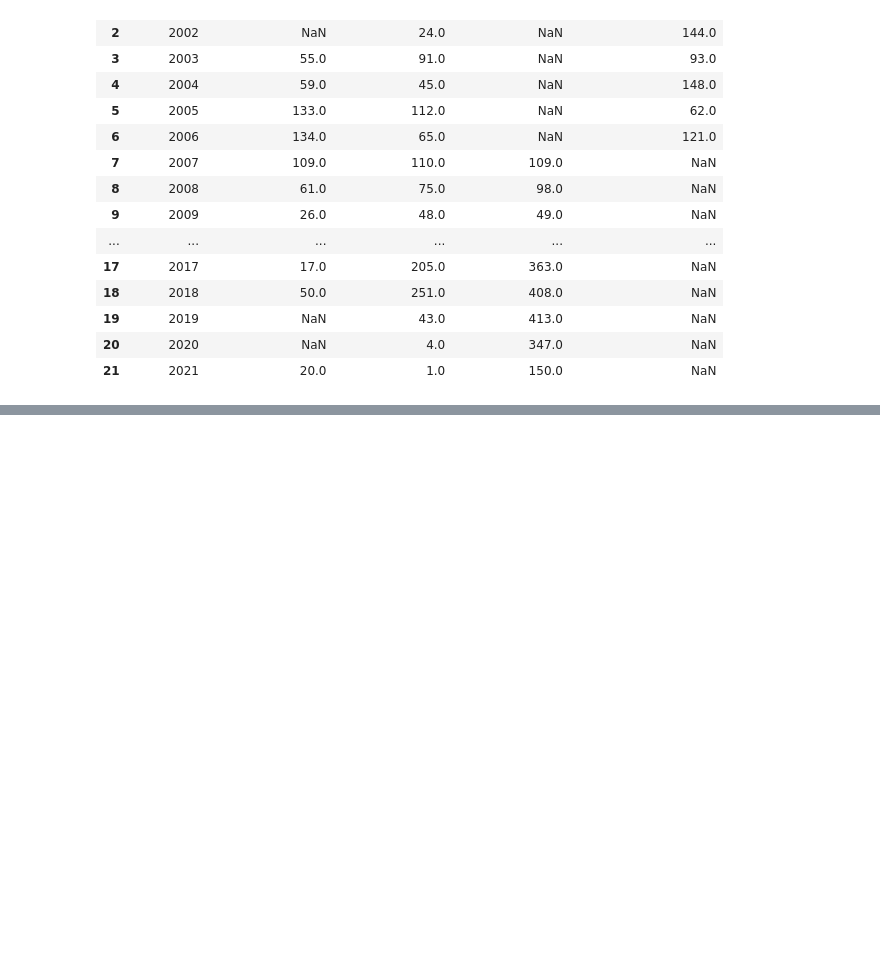
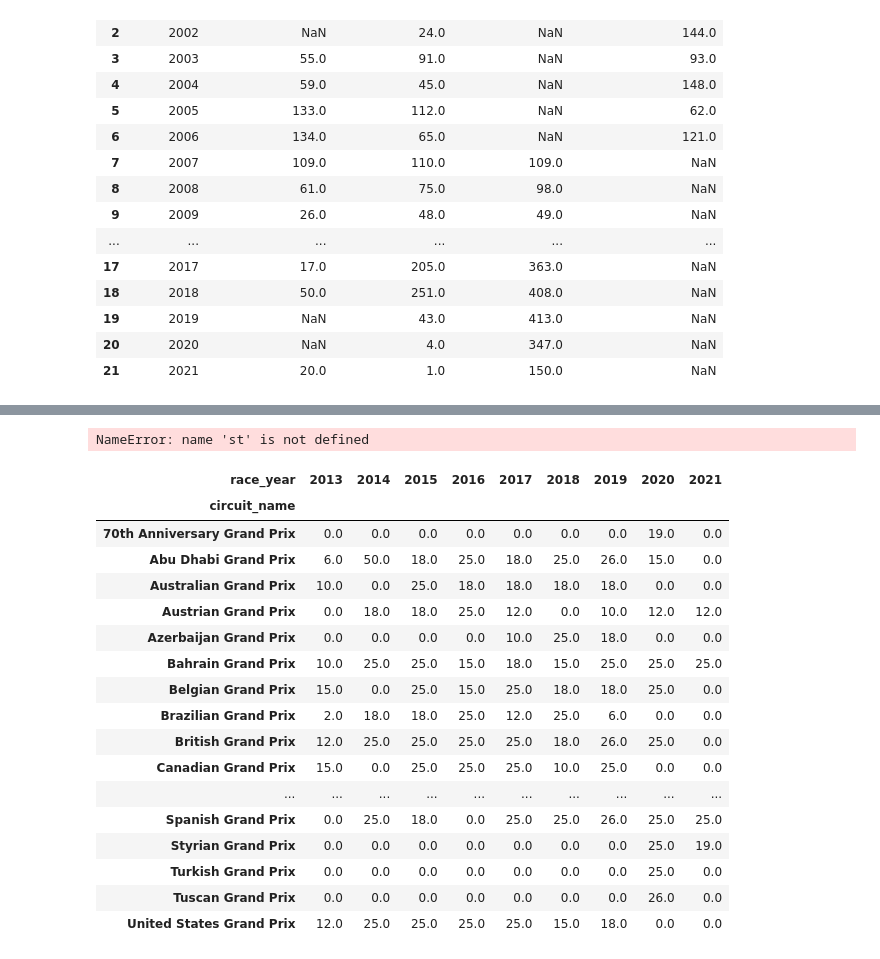
Before and after one commit to IDSF21/assignment-2-ShantanuKamath, a Jupyter notebook: Dataset Creation.ipynb, the cells around one changed output, grey strips where cells are left out. Cells and saved outputs as stored; diff of their text form; code cells hidden in the pictures; blank space fills up the shorter version.

Commit message:
Added performance compared to team

```diff
--- a/Dataset Creation.ipynb
+++ b/Dataset Creation.ipynb
@@ -156,0 +185,33 @@ pd.DataFrame(pd.pivot_table(point_summary, index = 'race_year', columns = 'drive
+# %%
+data = pd.read_csv('race_results_mega.csv')
+driver = data[data.driver_name == 'Lewis Hamilton']
+team_name = driver[driver.index == driver.index.max()]["team_name"].iloc[0]
+driver = data[(data.driver_name == 'Lewis Hamilton') & (data.team_name == team_name)]
+activ_years = driver["race_year"].unique()
+data = data[(data.team_name == team_name) & data.race_year.isin(activ_years)]
+team_drivers = data.groupby(['race_year', "driver_name"]).agg({"points":"sum"}).reset_index()
+# %% [output]
+NameError: name 'st' is not defined
+# %%
+driver = data[data.driver_name == 'Lewis Hamilton']
+
+driver.pivot("circuit_name", "race_year", "points").fillna(0)
+# %% [output]
+| race_year | 2013 | 2014 | 2015 | 2016 | 2017 | 2018 | 2019 | 2020 | 2021 |
+| circuit_name |  |  |  |  |  |  |  |  |  |
+| 70th Anniversary Grand Prix | 0.0 | 0.0 | 0.0 | 0.0 | 0.0 | 0.0 | 0.0 | 19.0 | 0.0 |
+| Abu Dhabi Grand Prix | 6.0 | 50.0 | 18.0 | 25.0 | 18.0 | 25.0 | 26.0 | 15.0 | 0.0 |
+| Australian Grand Prix | 10.0 | 0.0 | 25.0 | 18.0 | 18.0 | 18.0 | 18.0 | 0.0 | 0.0 |
+| Austrian Grand Prix | 0.0 | 18.0 | 18.0 | 25.0 | 12.0 | 0.0 | 10.0 | 12.0 | 12.0 |
+| Azerbaijan Grand Prix | 0.0 | 0.0 | 0.0 | 0.0 | 10.0 | 25.0 | 18.0 | 0.0 | 0.0 |
+| Bahrain Grand Prix | 10.0 | 25.0 | 25.0 | 15.0 | 18.0 | 15.0 | 25.0 | 25.0 | 25.0 |
+| Belgian Grand Prix | 15.0 | 0.0 | 25.0 | 15.0 | 25.0 | 18.0 | 18.0 | 25.0 | 0.0 |
+| Brazilian Grand Prix | 2.0 | 18.0 | 18.0 | 25.0 | 12.0 | 25.0 | 6.0 | 0.0 | 0.0 |
+| British Grand Prix | 12.0 | 25.0 | 25.0 | 25.0 | 25.0 | 18.0 | 26.0 | 25.0 | 0.0 |
+| Canadian Grand Prix | 15.0 | 0.0 | 25.0 | 25.0 | 25.0 | 10.0 | 25.0 | 0.0 | 0.0 |
+| ... | ... | ... | ... | ... | ... | ... | ... | ... | ... |
+| Spanish Grand Prix | 0.0 | 25.0 | 18.0 | 0.0 | 25.0 | 25.0 | 26.0 | 25.0 | 25.0 |
+| Styrian Grand Prix | 0.0 | 0.0 | 0.0 | 0.0 | 0.0 | 0.0 | 0.0 | 25.0 | 19.0 |
+| Turkish Grand Prix | 0.0 | 0.0 | 0.0 | 0.0 | 0.0 | 0.0 | 0.0 | 25.0 | 0.0 |
+| Tuscan Grand Prix | 0.0 | 0.0 | 0.0 | 0.0 | 0.0 | 0.0 | 0.0 | 26.0 | 0.0 |
+| United States Grand Prix | 12.0 | 25.0 | 25.0 | 25.0 | 25.0 | 15.0 | 18.0 | 0.0 | 0.0 |
```
Also changed, not shown: parts of 1 cell of this notebook, 2 other files.
